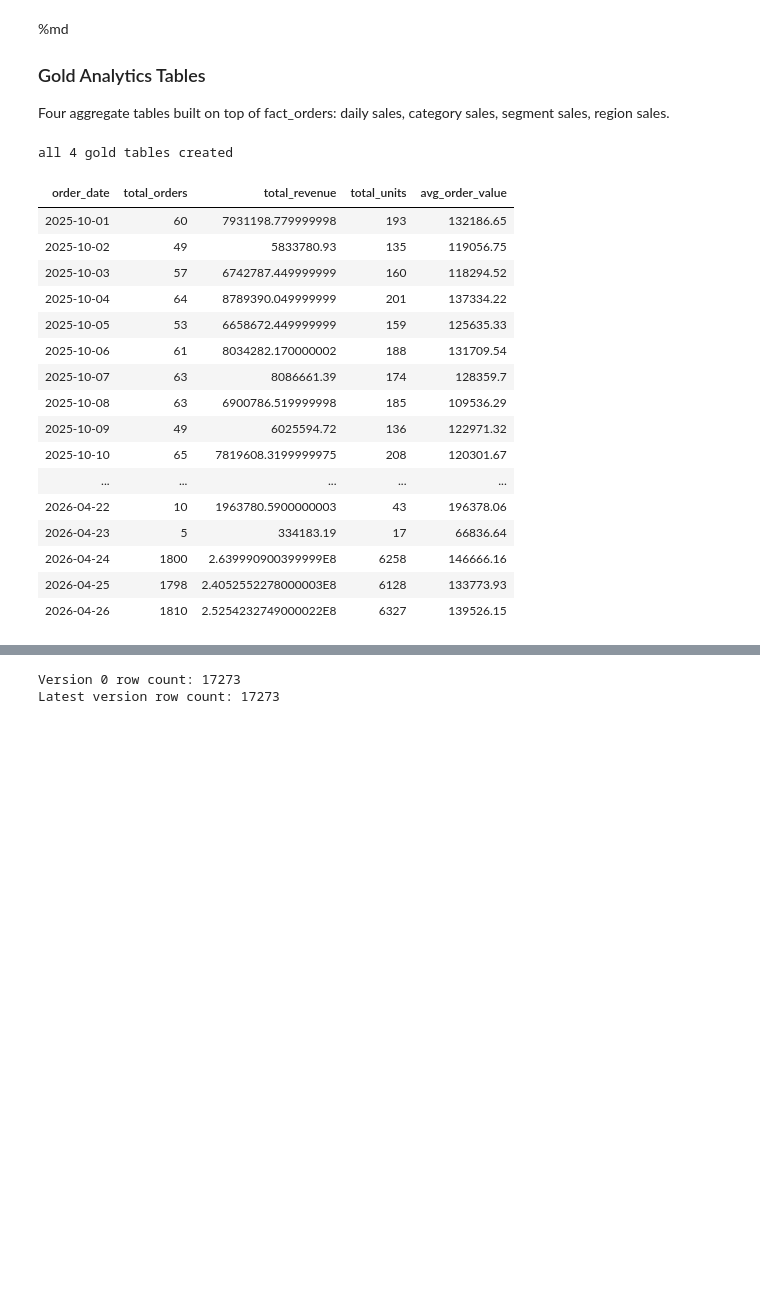
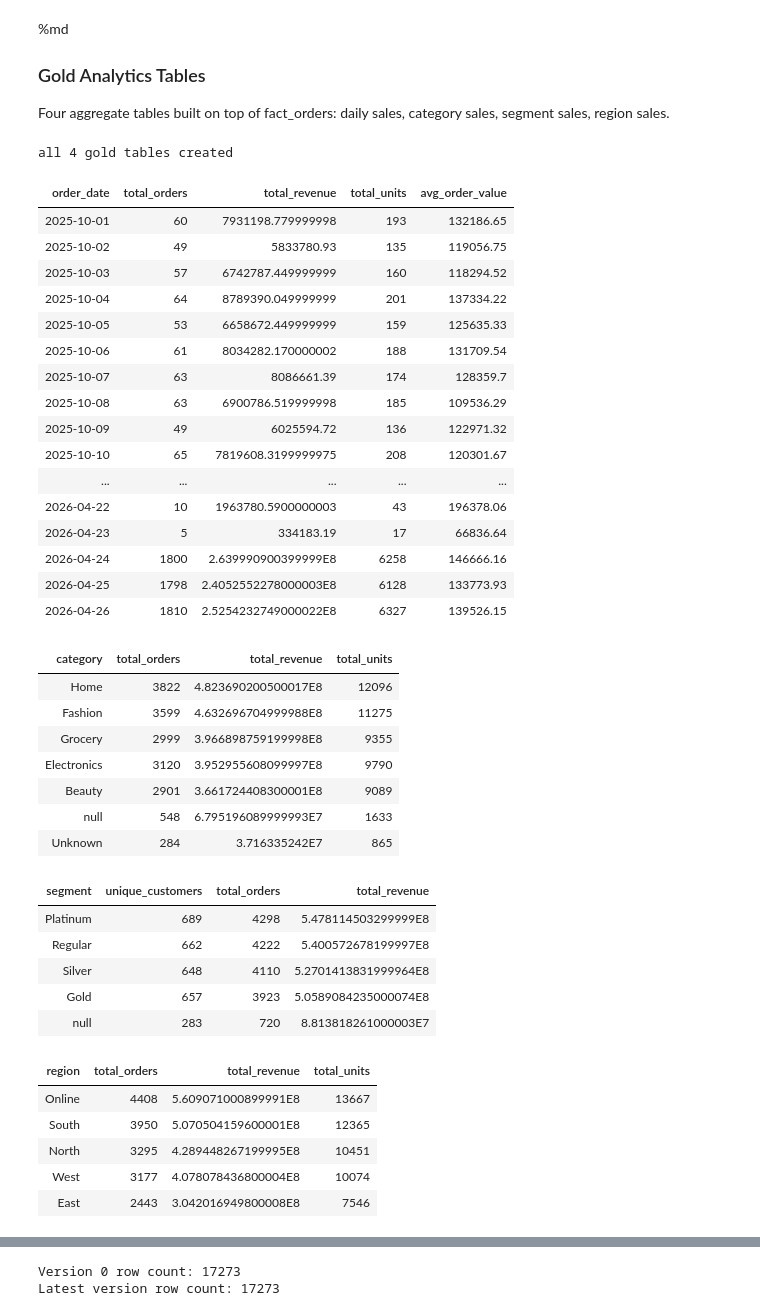
Before and after one commit to sakshamsharma-code/CEI_Internship, a Jupyter notebook: CEI Intern Project/Retail E-Commerce Sales Analytics Pipeline/04_gold.ipynb, the cells around one changed output, grey strips where cells are left out. Saved outputs shown, nothing was run; the diff lists cells and outputs as text; code cells hidden in the pictures; blank space fills up the shorter version.

```diff
--- a/CEI Intern Project/Retail E-Commerce Sales Analytics Pipeline/04_gold.ipynb
+++ b/CEI Intern Project/Retail E-Commerce Sales Analytics Pipeline/04_gold.ipynb
@@ -123,33 +140,56 @@ gold_region_sales = (
         F.count("order_id").alias("total_orders"),
         F.sum("gross_amount").alias("total_revenue"),
         F.sum("quantity").alias("total_units"),
     )
     .orderBy(F.col("total_revenue").desc())
 )
 gold_region_sales.write.format("delta").mode("overwrite") \
     .saveAsTable(f"{CATALOG}.{GOLD_SCHEMA}.gold_region_sales")
 
 print("all 4 gold tables created")
 display(gold_daily_sales)
+display(gold_category_sales)
+display(gold_segment_sales)
+display(gold_region_sales)
 # %% [output]
 all 4 gold tables created
 | order_date | total_orders | total_revenue | total_units | avg_order_value |
 | 2025-10-01 | 60 | 7931198.779999998 | 193 | 132186.65 |
 | 2025-10-02 | 49 | 5833780.93 | 135 | 119056.75 |
 | 2025-10-03 | 57 | 6742787.449999999 | 160 | 118294.52 |
 | 2025-10-04 | 64 | 8789390.049999999 | 201 | 137334.22 |
 | 2025-10-05 | 53 | 6658672.449999999 | 159 | 125635.33 |
 | 2025-10-06 | 61 | 8034282.170000002 | 188 | 131709.54 |
 | 2025-10-07 | 63 | 8086661.39 | 174 | 128359.7 |
 | 2025-10-08 | 63 | 6900786.519999998 | 185 | 109536.29 |
 | 2025-10-09 | 49 | 6025594.72 | 136 | 122971.32 |
 | 2025-10-10 | 65 | 7819608.3199999975 | 208 | 120301.67 |
 | ... | ... | ... | ... | ... |
 | 2026-04-22 | 10 | 1963780.5900000003 | 43 | 196378.06 |
 | 2026-04-23 | 5 | 334183.19 | 17 | 66836.64 |
 | 2026-04-24 | 1800 | 2.639990900399999E8 | 6258 | 146666.16 |
 | 2026-04-25 | 1798 | 2.4052552278000003E8 | 6128 | 133773.93 |
 | 2026-04-26 | 1810 | 2.5254232749000022E8 | 6327 | 139526.15 |
+| category | total_orders | total_revenue | total_units |
+| Home | 3822 | 4.823690200500017E8 | 12096 |
+| Fashion | 3599 | 4.632696704999988E8 | 11275 |
+| Grocery | 2999 | 3.966898759199998E8 | 9355 |
+| Electronics | 3120 | 3.952955608099997E8 | 9790 |
+| Beauty | 2901 | 3.661724408300001E8 | 9089 |
+| null | 548 | 6.795196089999993E7 | 1633 |
+| Unknown | 284 | 3.716335242E7 | 865 |
+| segment | unique_customers | total_orders | total_revenue |
+| Platinum | 689 | 4298 | 5.478114503299999E8 |
+| Regular | 662 | 4222 | 5.400572678199997E8 |
+| Silver | 648 | 4110 | 5.2701413831999964E8 |
+| Gold | 657 | 3923 | 5.0589084235000074E8 |
+| null | 283 | 720 | 8.813818261000003E7 |
+| region | total_orders | total_revenue | total_units |
+| Online | 4408 | 5.609071000899991E8 | 13667 |
+| South | 3950 | 5.070504159600001E8 | 12365 |
+| North | 3295 | 4.289448267199995E8 | 10451 |
+| West | 3177 | 4.078078436800004E8 | 10074 |
+| East | 2443 | 3.042016949800008E8 | 7546 |
 # %% [markdown]
 %md
 ### Delta Lake Features
```
Also changed, not shown: parts of 4 cells of this notebook, 41 other files.
